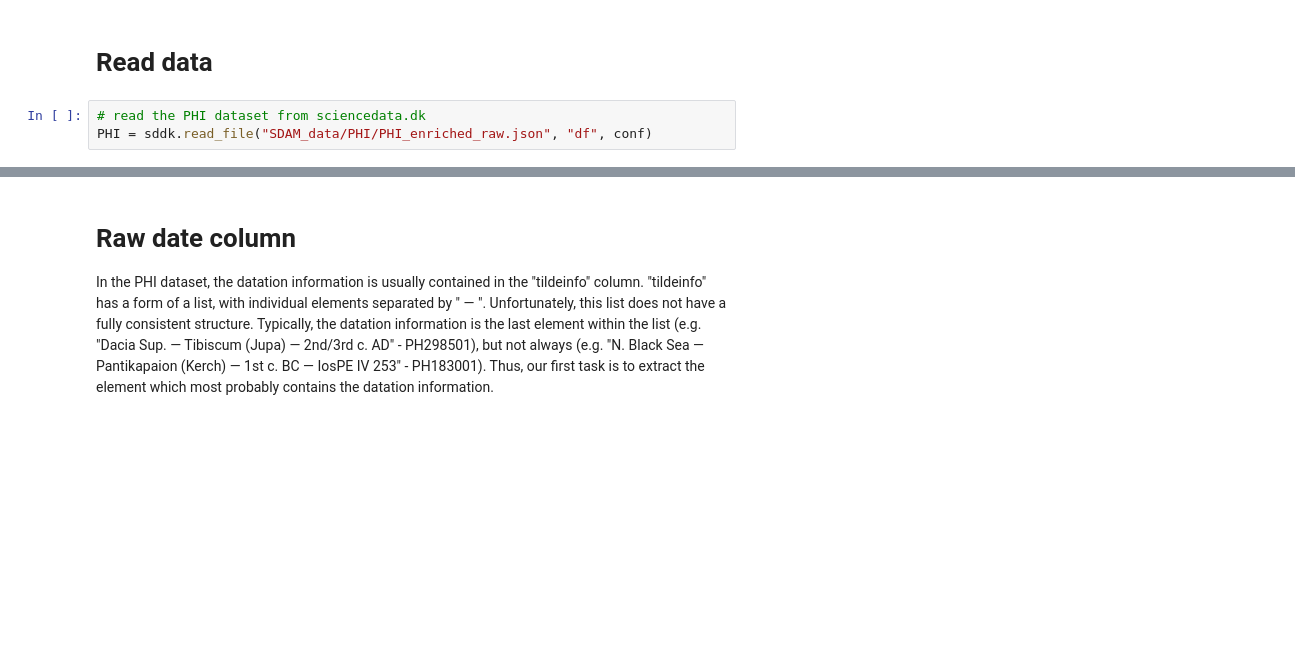
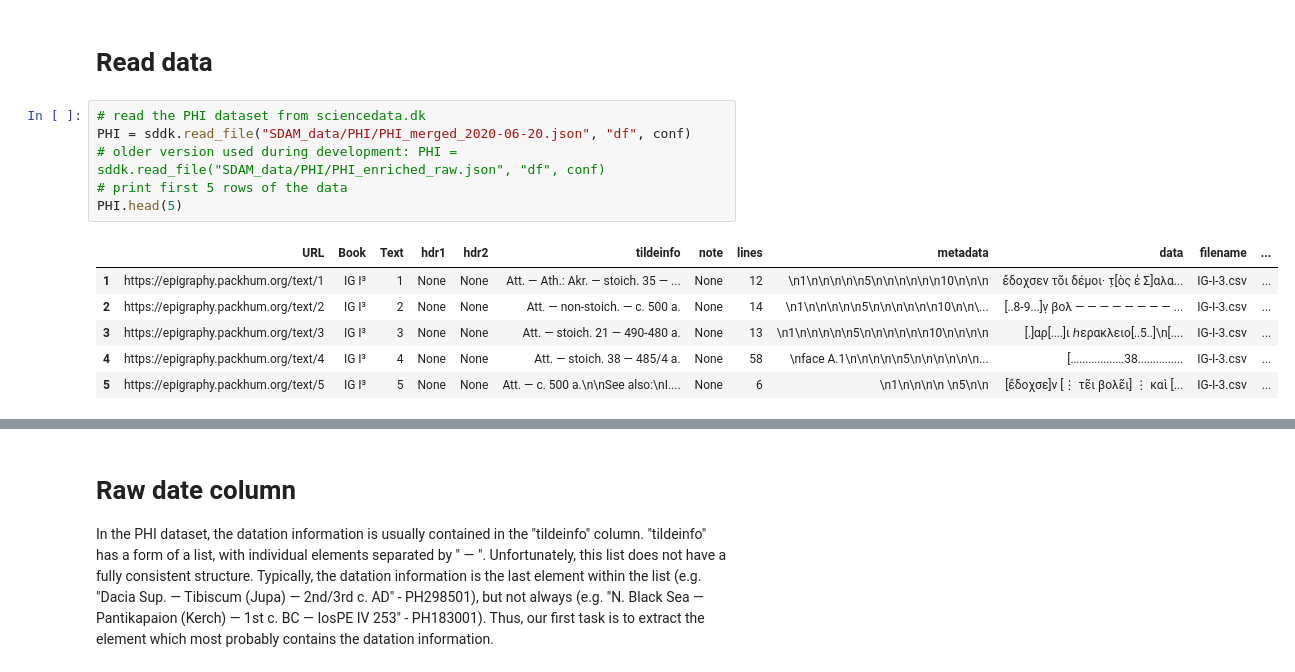
Before and after one commit to sdam-au/GI_ETL, a Jupyter notebook: scripts/1_3_EXTRACTING_DATES.ipynb, the cells around one changed output, grey strips where cells are left out. Cells and saved outputs as stored; diff of their text form; blank space fills up the shorter version.

```diff
--- a/scripts/1_3_EXTRACTING_DATES.ipynb
+++ b/scripts/1_3_EXTRACTING_DATES.ipynb
@@ -86,4 +99,14 @@ PHI_overview = gc.open_by_url("https://docs.google.com/spreadsheets/d/1zfTw0Hf30
 # Read data
 # %%
 # read the PHI dataset from sciencedata.dk
-PHI = sddk.read_file("SDAM_data/PHI/PHI_enriched_raw.json", "df", conf)
+PHI = sddk.read_file("SDAM_data/PHI/PHI_merged_2020-06-20.json", "df", conf)
+# older version used during development: PHI = sddk.read_file("SDAM_data/PHI/PHI_enriched_raw.json", "df", conf)
+# print first 5 rows of the data
+PHI.head(5)
+# %% [output]
+|  | URL | Book | Text | hdr1 | hdr2 | tildeinfo | note | lines | metadata | data | filename | ... |
+| 1 | https://epigraphy.packhum.org/text/1 | IG I³ | 1 | None | None | Att. — Ath.: Akr. — stoich. 35 — ... | None | 12 | \n1\n\n\n\n\n5\n\n\n\n\n\n10\n\n\n | ἔδοχσεν το͂ι δέμοι· τ̣[ὸς ἐ Σ]αλα... | IG-I-3.csv | ... |
+| 2 | https://epigraphy.packhum.org/text/2 | IG I³ | 2 | None | None | Att. — non-stoich. — c. 500 a. | None | 14 | \n1\n\n\n\n\n5\n\n\n\n\n\n10\n\n\... | [․․8-9․․․]ν̣ βολ — — — — — — — — ... | IG-I-3.csv | ... |
+| 3 | https://epigraphy.packhum.org/text/3 | IG I³ | 3 | None | None | Att. — stoich. 21 — 490-480 a. | None | 13 | \n1\n\n\n\n\n5\n\n\n\n\n\n10\n\n\n\n | [․]αρ[․․․․]ι ℎερακλειο[․․5․․]\n[․... | IG-I-3.csv | ... |
+| 4 | https://epigraphy.packhum.org/text/4 | IG I³ | 4 | None | None | Att. — stoich. 38 — 485/4 a. | None | 58 | \nface A.1\n\n\n\n\n5\n\n\n\n\n\n... | [․․․․․․․․․․․․․․․․․․38․․․․․․․․․․․․... | IG-I-3.csv | ... |
+| 5 | https://epigraphy.packhum.org/text/5 | IG I³ | 5 | None | None | Att. — c. 500 a.\n\nSee also:\nI.... | None | 6 | \n1\n\n\n\n \n5\n\n | [ἔδοχσε]ν [⋮ τε͂ι βολε͂ι] ⋮ καὶ [... | IG-I-3.csv | ... |
```
Also changed, not shown: parts of 54 cells of this notebook.
